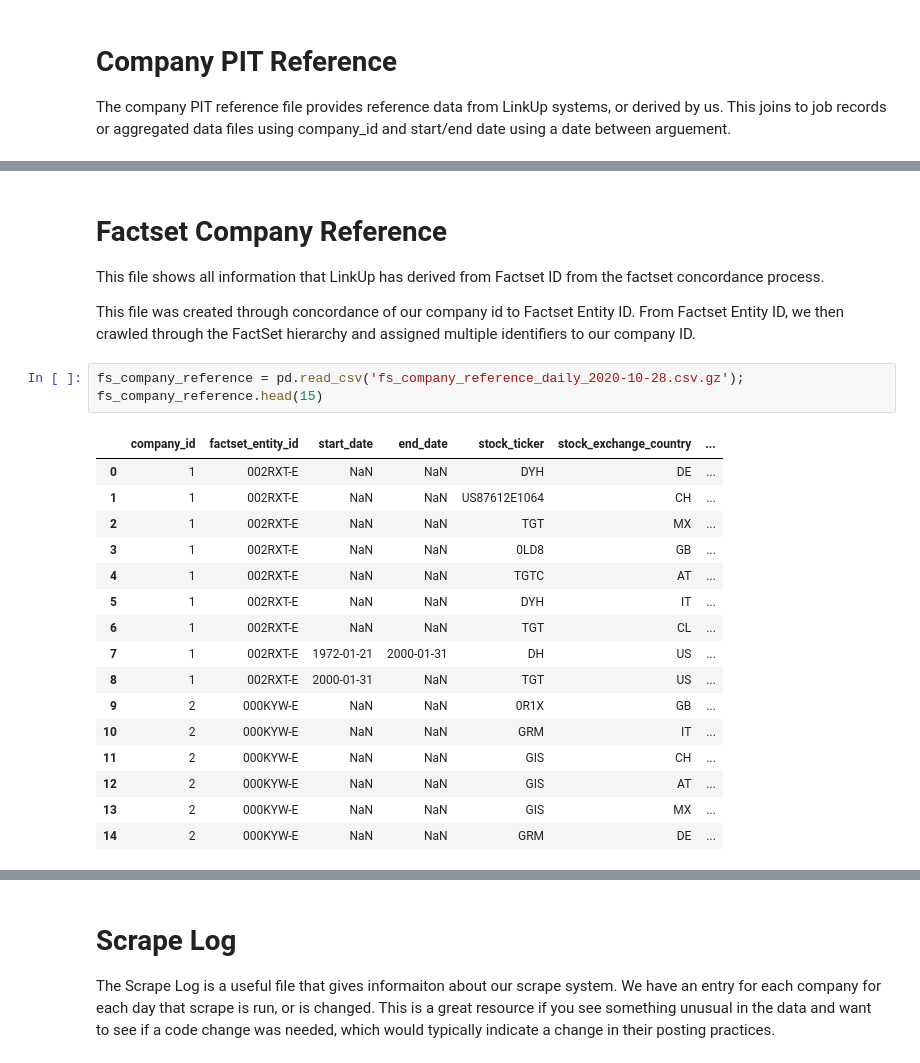
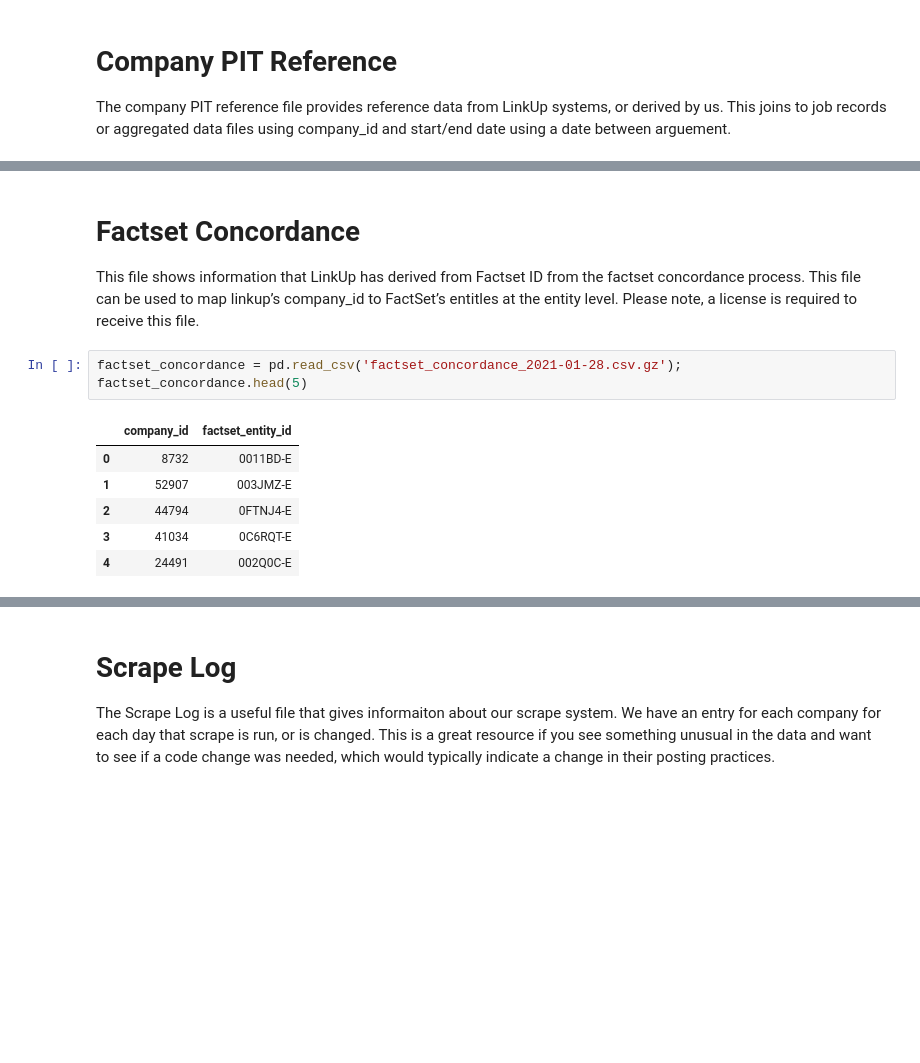
Before and after one commit to LinkUp/Job-Market-Data, a Jupyter notebook: Product Documentation/Product Onboarding.ipynb, the cells around one changed output, grey strips where cells are left out. Drawn from its saved outputs; the diff is of its cells as text; blank space fills up the shorter version.

```diff
--- a/Product Documentation/Product Onboarding.ipynb
+++ b/Product Documentation/Product Onboarding.ipynb
@@ -70,28 +70,17 @@ CompanyPITRef[26:41]
 | 39 | 23 | 2005-01-17 | 2016-02-23 | Ceridian Corporation | http://www.ceridian.com | NaN | NaN | NaN |
 | 40 | 23 | 2016-02-24 | NaN | Ceridian Corporation | http://www.ceridian.com | 549300XZEPZ1TK0ML932 | 4295903685 | 541214.0 |
 # %% [markdown]
-# Factset Company Reference
+# Factset Concordance
 
-This file shows all information that LinkUp has derived from Factset ID from the factset concordance process.
-
-This file was created through concordance of our company id to Factset Entity ID. From Factset Entity ID, we then crawled through the FactSet hierarchy and assigned multiple identifiers to our company ID.
+This file shows information that LinkUp has derived from Factset ID from the factset concordance process.
+This file can be used to map linkup’s company_id to FactSet’s entitles at the entity level. Please note, a license is required to receive this file.
 # %%
-fs_company_reference = pd.read_csv('fs_company_reference_daily_2020-10-28.csv.gz');
-fs_company_reference.head(15)
+factset_concordance = pd.read_csv('factset_concordance_2021-01-28.csv.gz');
+factset_concordance.head(5)
 # %% [output]
-|  | company_id | factset_entity_id | start_date | end_date | stock_ticker | stock_exchange_country | ... |
-| 0 | 1 | 002RXT-E | NaN | NaN | DYH | DE | ... |
-| 1 | 1 | 002RXT-E | NaN | NaN | US87612E1064 | CH | ... |
-| 2 | 1 | 002RXT-E | NaN | NaN | TGT | MX | ... |
-| 3 | 1 | 002RXT-E | NaN | NaN | 0LD8 | GB | ... |
-| 4 | 1 | 002RXT-E | NaN | NaN | TGTC | AT | ... |
-| 5 | 1 | 002RXT-E | NaN | NaN | DYH | IT | ... |
-| 6 | 1 | 002RXT-E | NaN | NaN | TGT | CL | ... |
-| 7 | 1 | 002RXT-E | 1972-01-21 | 2000-01-31 | DH | US | ... |
-| 8 | 1 | 002RXT-E | 2000-01-31 | NaN | TGT | US | ... |
-| 9 | 2 | 000KYW-E | NaN | NaN | 0R1X | GB | ... |
-| 10 | 2 | 000KYW-E | NaN | NaN | GRM | IT | ... |
-| 11 | 2 | 000KYW-E | NaN | NaN | GIS | CH | ... |
-| 12 | 2 | 000KYW-E | NaN | NaN | GIS | AT | ... |
-| 13 | 2 | 000KYW-E | NaN | NaN | GIS | MX | ... |
-| 14 | 2 | 000KYW-E | NaN | NaN | GRM | DE | ... |
+|  | company_id | factset_entity_id |
+| 0 | 8732 | 0011BD-E |
+| 1 | 52907 | 003JMZ-E |
+| 2 | 44794 | 0FTNJ4-E |
+| 3 | 41034 | 0C6RQT-E |
+| 4 | 24491 | 002Q0C-E |
```
Also changed, not shown: parts of 9 cells of this notebook.
